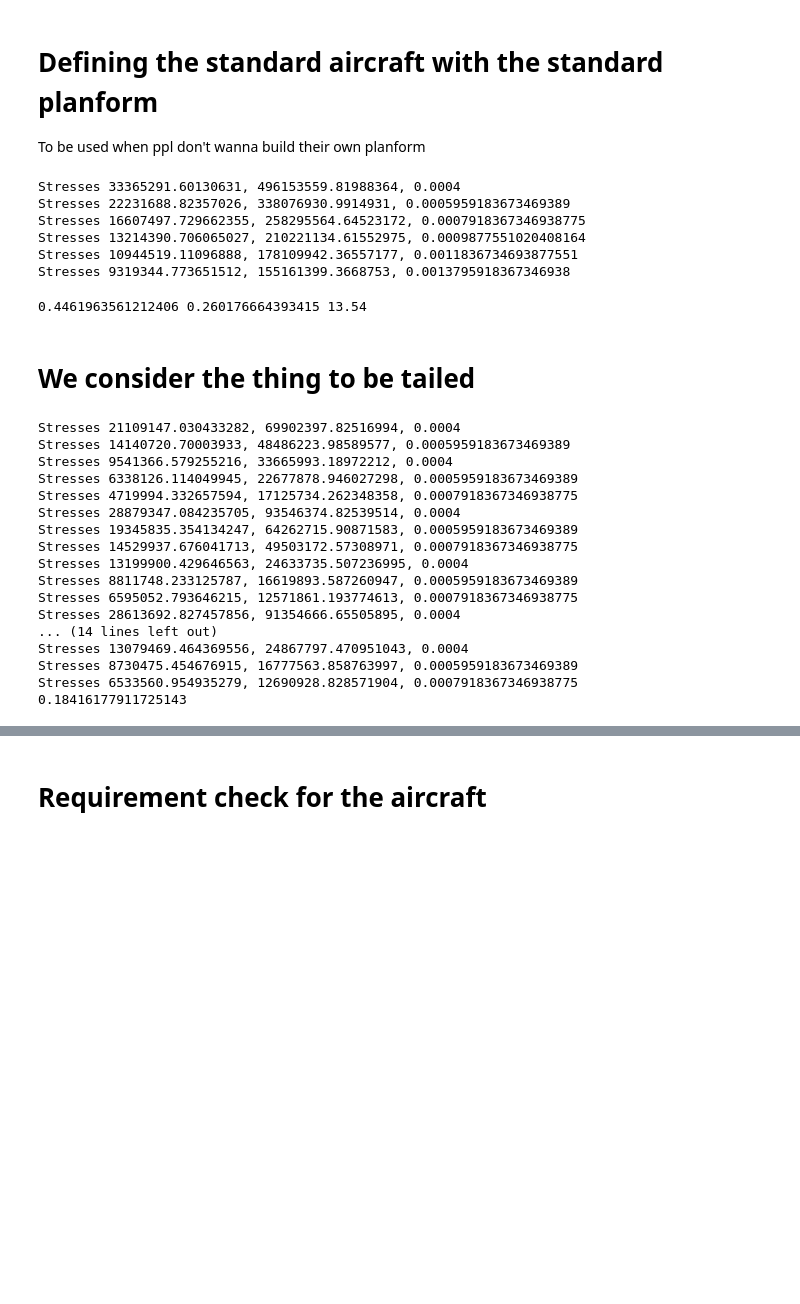
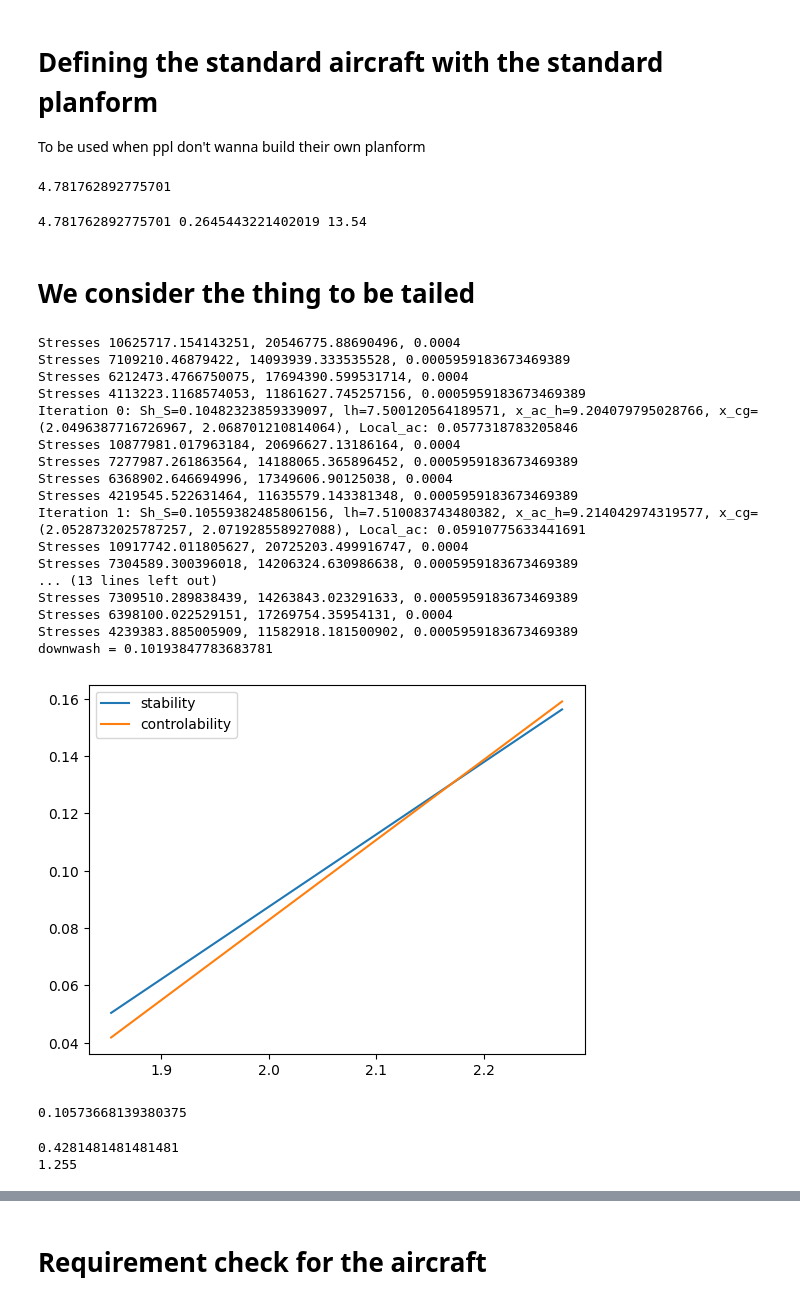
Before and after one commit to Teo-Cokonaj/DSE-28, a Jupyter notebook: src_final/notebooks/standard_wing.ipynb, the cells around one changed output, grey strips where cells are left out. Cells and saved outputs as stored; diff of their text form; code cells hidden in the pictures; blank space fills up the shorter version.

```diff
--- a/src_final/notebooks/standard_wing.ipynb
+++ b/src_final/notebooks/standard_wing.ipynb
@@ -41,10 +41,10 @@ fixed.z_tail_cone += delta_z
 fixed.z_cg += delta_z
 print(fixed.z_cg, fixed.z_tail_cone)
 fixed.fuel_mass = 13.54
-fixed.x_cg_min = 1.336 #m
-fixed.x_cg_max = 1.403 #m
-fixed.mass = 42.2 #kg
-fixed.fuselage.diameter_max = 0.33
+fixed.x_cg_min = 1.378 #m #1.381
+fixed.x_cg_max = 1.381 #m # 1.378
+fixed.mass = 40.782#kg
+fixed.fuselage.diameter_max = 0.315
 
 for component in fixed.drag_components(False):
     component.add_cache_entry("go_around", assumptions.airspeed_approach/asb.Atmosphere(assumptions.altitude_go_round).speed_of_sound(), assumptions.altitude_go_round)
@@ -59,8 +59,8 @@ for component in fixed.drag_components(True):
 # Defining the standard aircraft with the standard planform
 To be used when ppl don't wanna build their own planform
 # %%
-standard_wing = Planform(aspect_ratio=27, span=3.2, sweep_quarter_deg=15., taper=.5, thickness_to_chord=0.12, cm_quarter_chord=0,
-                         wetted_surface_ratio=1.07, interference_factor=1.0, clmax=1., flap=False)
+standard_wing = Planform(aspect_ratio=27, span=3.4, sweep_quarter_deg=15., taper=.3, thickness_to_chord=0.12, cm_quarter_chord=0,
+                         wetted_surface_ratio=1.07, interference_factor=1.0, clmax=1.22, flap=False)
 # %%
 assumptions = Assumptions()
 
@@ -78,42 +78,43 @@ material_skin = Material(assumptions.cfrp_density, elastic_modulus=assumptions.c
                          yield_strength=assumptions.cfrp_yield_strength, fracture_strength=assumptions.cfrp_yield_strength)
 
 fuselage_diameter = fixed.fuselage.diameter_max
-size_planform(planform=standard_wing, thicknesses=assumptions.allowable_thicknesses, fuselage_diameter=fuselage_diameter, material_skin=material_skin, density_core=assumptions.foam_denisty)
+#size_planform(planform=standard_wing, thicknesses=assumptions.allowable_thicknesses, fuselage_diameter=fuselage_diameter, material_skin=material_skin, density_core=assumptions.foam_denisty)
+pf_mass, pf_xcg = find_planform_mass_cg(standard_wing, 0.0025, assumptions.foam_denisty, assumptions.cfrp_density, 100)
+standard_wing.mass_cache = pf_mass
+standard_wing.x_cg_cache = pf_xcg
+print(standard_wing.mass_cache)
 # %% [output]
-Stresses 33365291.60130631, 496153559.81988364, 0.0004
-Stresses 22231688.82357026, 338076930.9914931, 0.0005959183673469389
-Stresses 16607497.729662355, 258295564.64523172, 0.0007918367346938775
-Stresses 13214390.706065027, 210221134.61552975, 0.0009877551020408164
-Stresses 10944519.11096888, 178109942.36557177, 0.0011836734693877551
-Stresses 9319344.773651512, 155161399.3668753, 0.0013795918367346938
+4.781762892775701
 # %%
 print(standard_wing.mass_cache, standard_wing.x_cg_cache, fixed.fuel_mass)
 # %% [output]
-0.4461963561212406 0.260176664393415 13.54
+4.781762892775701 0.2645443221402019 13.54
 # %% [markdown]
 # We consider the thing to be tailed
 # %%
-tail = TailFinder(fixed, material=material_skin, core_density=assumptions.foam_denisty, thicknesses=assumptions.allowable_thicknesses, safety_factor=assumptions.structural_safety_factor, AR_h=5., taper_h=.7).find_planforms(standard_wing)
+tail = TailFinder(fixed, material=material_skin, core_density=assumptions.foam_denisty, thicknesses=assumptions.allowable_thicknesses, safety_factor=assumptions.structural_safety_factor, AR_h=3., taper_h=.7, Sv_S=0.2).find_planforms(standard_wing, print_=True, plot=True)
 
 print(tail[0].wing_area / standard_wing.wing_area)
 # %% [output]
-Stresses 21109147.030433282, 69902397.82516994, 0.0004
-Stresses 14140720.70003933, 48486223.98589577, 0.0005959183673469389
-Stresses 9541366.579255216, 33665993.18972212, 0.0004
-Stresses 6338126.114049945, 22677878.946027298, 0.0005959183673469389
-Stresses 4719994.332657594, 17125734.262348358, 0.0007918367346938775
-Stresses 28879347.084235705, 93546374.82539514, 0.0004
-Stresses 19345835.354134247, 64262715.90871583, 0.0005959183673469389
-Stresses 14529937.676041713, 49503172.57308971, 0.0007918367346938775
-Stresses 13199900.429646563, 24633735.507236995, 0.0004
-Stresses 8811748.233125787, 16619893.587260947, 0.0005959183673469389
-Stresses 6595052.793646215, 12571861.193774613, 0.0007918367346938775
-Stresses 28613692.827457856, 91354666.65505895, 0.0004
-... (14 lines left out)
-Stresses 13079469.464369556, 24867797.470951043, 0.0004
-Stresses 8730475.454676915, 16777563.858763997, 0.0005959183673469389
-Stresses 6533560.954935279, 12690928.828571904, 0.0007918367346938775
-0.18416177911725143
+Stresses 10625717.154143251, 20546775.88690496, 0.0004
+Stresses 7109210.46879422, 14093939.333535528, 0.0005959183673469389
+Stresses 6212473.4766750075, 17694390.599531714, 0.0004
+Stresses 4113223.1168574053, 11861627.745257156, 0.0005959183673469389
+Iteration 0: Sh_S=0.10482323859339097, lh=7.500120564189571, x_ac_h=9.204079795028766, x_cg=(2.0496387716726967, 2.068701210814064), Local_ac: 0.0577318783205846
+Stresses 10877981.017963184, 20696627.13186164, 0.0004
+Stresses 7277987.261863564, 14188065.365896452, 0.0005959183673469389
+Stresses 6368902.646694996, 17349606.90125038, 0.0004
+Stresses 4219545.522631464, 11635579.143381348, 0.0005959183673469389
+Iteration 1: Sh_S=0.10559382485806156, lh=7.510083743480382, x_ac_h=9.214042974319577, x_cg=(2.0528732025787257, 2.071928558927088), Local_ac: 0.05910775633441691
+Stresses 10917742.011805627, 20725203.499916747, 0.0004
+Stresses 7304589.300396018, 14206324.630986638, 0.0005959183673469389
+... (13 lines left out)
+Stresses 7309510.289838439, 14263843.023291633, 0.0005959183673469389
+Stresses 6398100.022529151, 17269754.35954131, 0.0004
+Stresses 4239383.885005909, 11582918.181500902, 0.0005959183673469389
+downwash = 0.10193847783683781
+[figure, added]
+0.10573668139380375
 # %%
 for t in tail:
     t.add_cache_entry('cruise', assumptions.mach_cruise, assumptions.altitude_cruise)
@@ -123,6 +124,11 @@ for t in tail:
     t.add_cache_entry('takeoff', assumptions.airspeed_approach / sea_level_atmosphere.speed_of_sound(), 0.)
 # %%
 ac = Aircraft(fixed, [standard_wing] + tail)
+print(standard_wing.wing_area)
+print(fixed.x_LE_wing)
+# %% [output]
+0.4281481481481481
+1.255
 # %%
 for acp in ac.planforms:
     print(acp.mass_cache)
```
Also changed, not shown: parts of 8 cells of this notebook, 12 other files.
